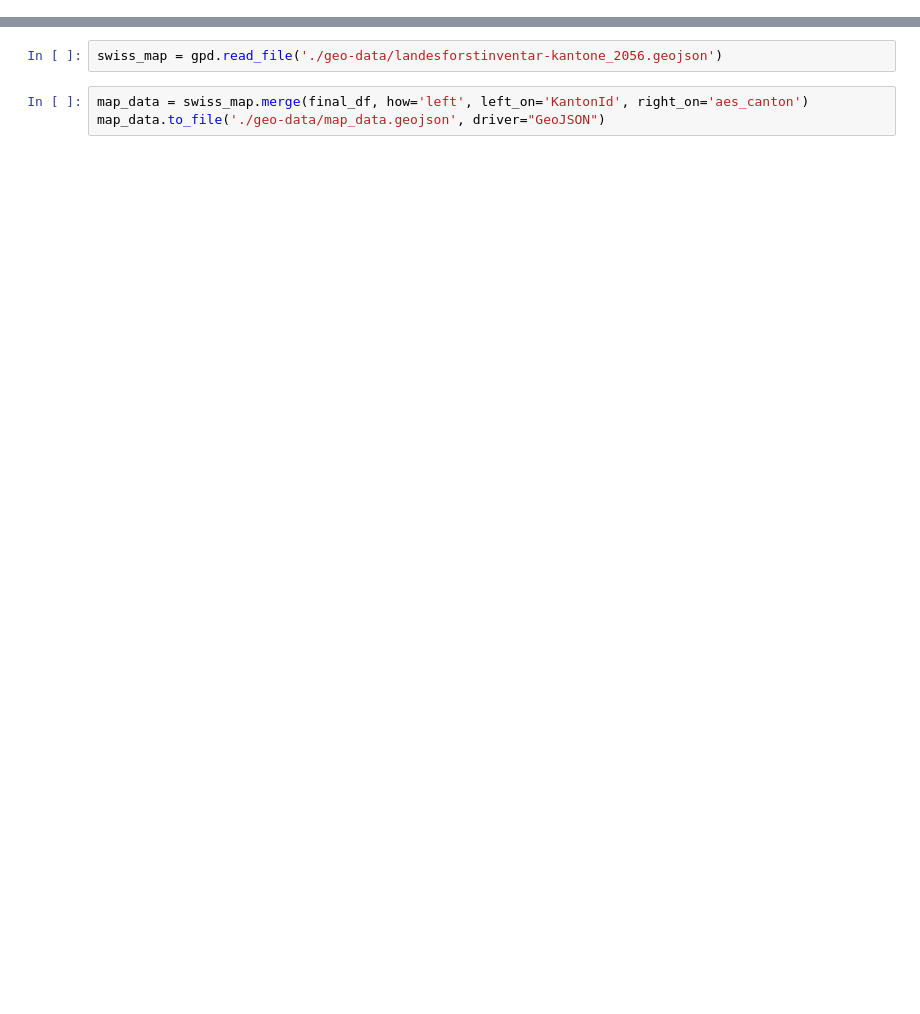
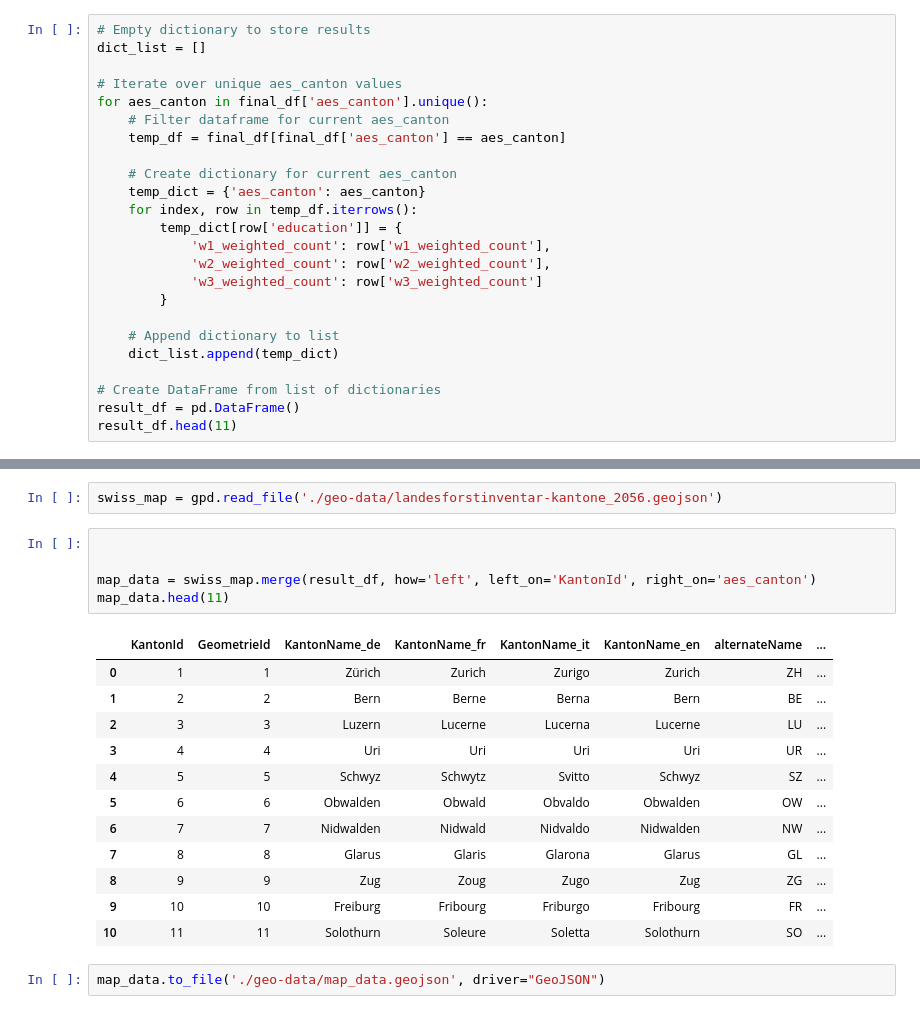
Before and after one commit to CptMeh/TREE-Visualisation, a Jupyter notebook: data/data_curration.ipynb, the cells around one changed output, grey strips where cells are left out. Drawn from its saved outputs; the diff is of its cells as text; blank space fills up the shorter version.

Commit message:
Data Curration

```diff
--- a/data/data_curration.ipynb
+++ b/data/data_curration.ipynb
@@ -176,0 +191,24 @@ final_df.to_csv('./study-data/currated_data.csv')
+# %%
+# Empty dictionary to store results
+dict_list = []
+
+# Iterate over unique aes_canton values
+for aes_canton in final_df['aes_canton'].unique():
+    # Filter dataframe for current aes_canton
+    temp_df = final_df[final_df['aes_canton'] == aes_canton]
+
+    # Create dictionary for current aes_canton
+    temp_dict = {'aes_canton': aes_canton}
+    for index, row in temp_df.iterrows():
+        temp_dict[row['education']] = {
+            'w1_weighted_count': row['w1_weighted_count'],
+            'w2_weighted_count': row['w2_weighted_count'],
+            'w3_weighted_count': row['w3_weighted_count']
+        }
+
+    # Append dictionary to list
+    dict_list.append(temp_dict)
+
+# Create DataFrame from list of dictionaries
+result_df = pd.DataFrame()
+result_df.head(11)
@@ -177,5 +233,22 @@ final_df.to_csv('./study-data/currated_data.csv')
 # %%
 swiss_map = gpd.read_file('./geo-data/landesforstinventar-kantone_2056.geojson')
+# %%
+
+
+map_data = swiss_map.merge(result_df, how='left', left_on='KantonId', right_on='aes_canton')
+map_data.head(11)
+# %% [output]
+|  | KantonId | GeometrieId | KantonName_de | KantonName_fr | KantonName_it | KantonName_en | alternateName | ... |
+| 0 | 1 | 1 | Zürich | Zurich | Zurigo | Zurich | ZH | ... |
+| 1 | 2 | 2 | Bern | Berne | Berna | Bern | BE | ... |
+| 2 | 3 | 3 | Luzern | Lucerne | Lucerna | Lucerne | LU | ... |
+| 3 | 4 | 4 | Uri | Uri | Uri | Uri | UR | ... |
+| 4 | 5 | 5 | Schwyz | Schwytz | Svitto | Schwyz | SZ | ... |
+| 5 | 6 | 6 | Obwalden | Obwald | Obvaldo | Obwalden | OW | ... |
+| 6 | 7 | 7 | Nidwalden | Nidwald | Nidvaldo | Nidwalden | NW | ... |
+| 7 | 8 | 8 | Glarus | Glaris | Glarona | Glarus | GL | ... |
+| 8 | 9 | 9 | Zug | Zoug | Zugo | Zug | ZG | ... |
+| 9 | 10 | 10 | Freiburg | Fribourg | Friburgo | Fribourg | FR | ... |
+| 10 | 11 | 11 | Solothurn | Soleure | Soletta | Solothurn | SO | ... |
 # %%
-map_data = swiss_map.merge(final_df, how='left', left_on='KantonId', right_on='aes_canton')
 map_data.to_file('./geo-data/map_data.geojson', driver="GeoJSON")
```
Also changed, not shown: parts of 3 cells of this notebook, 3 other files.
